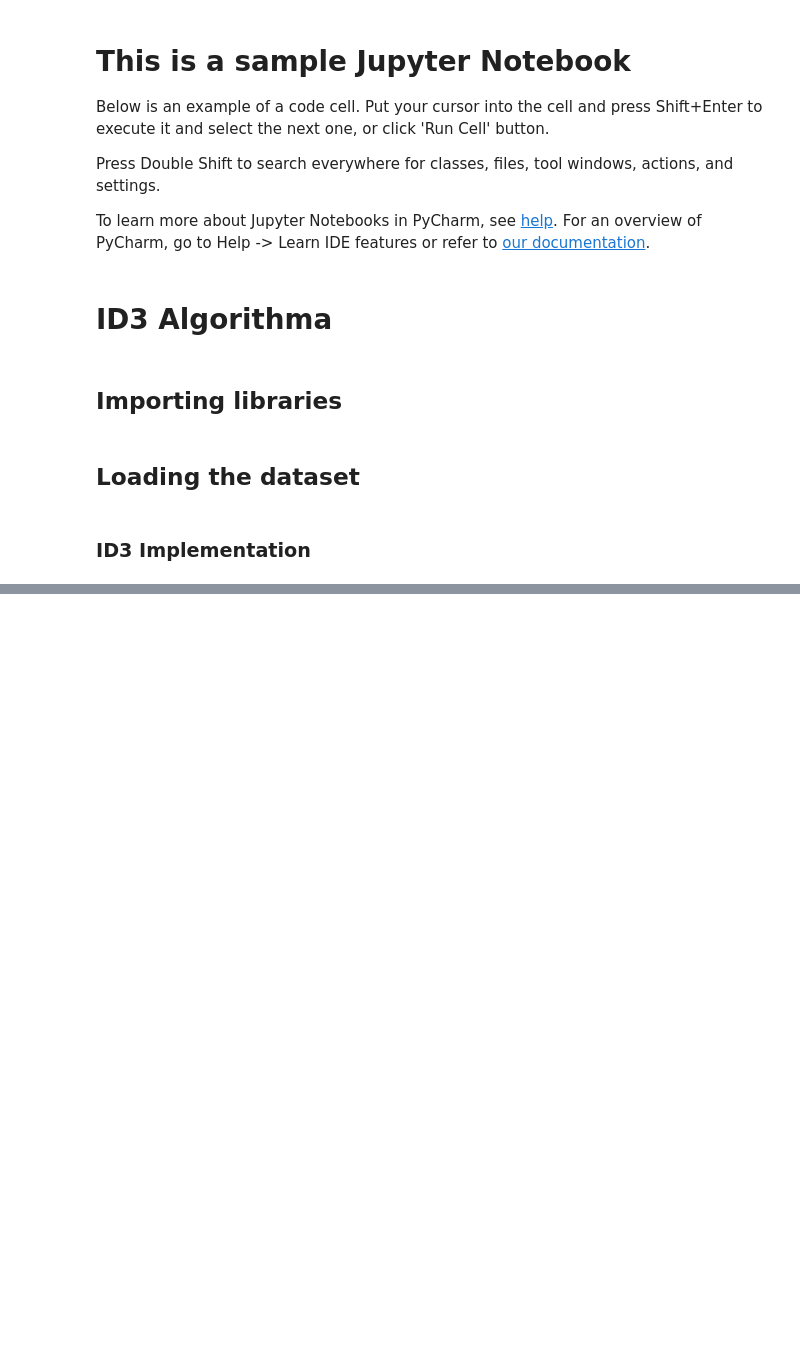
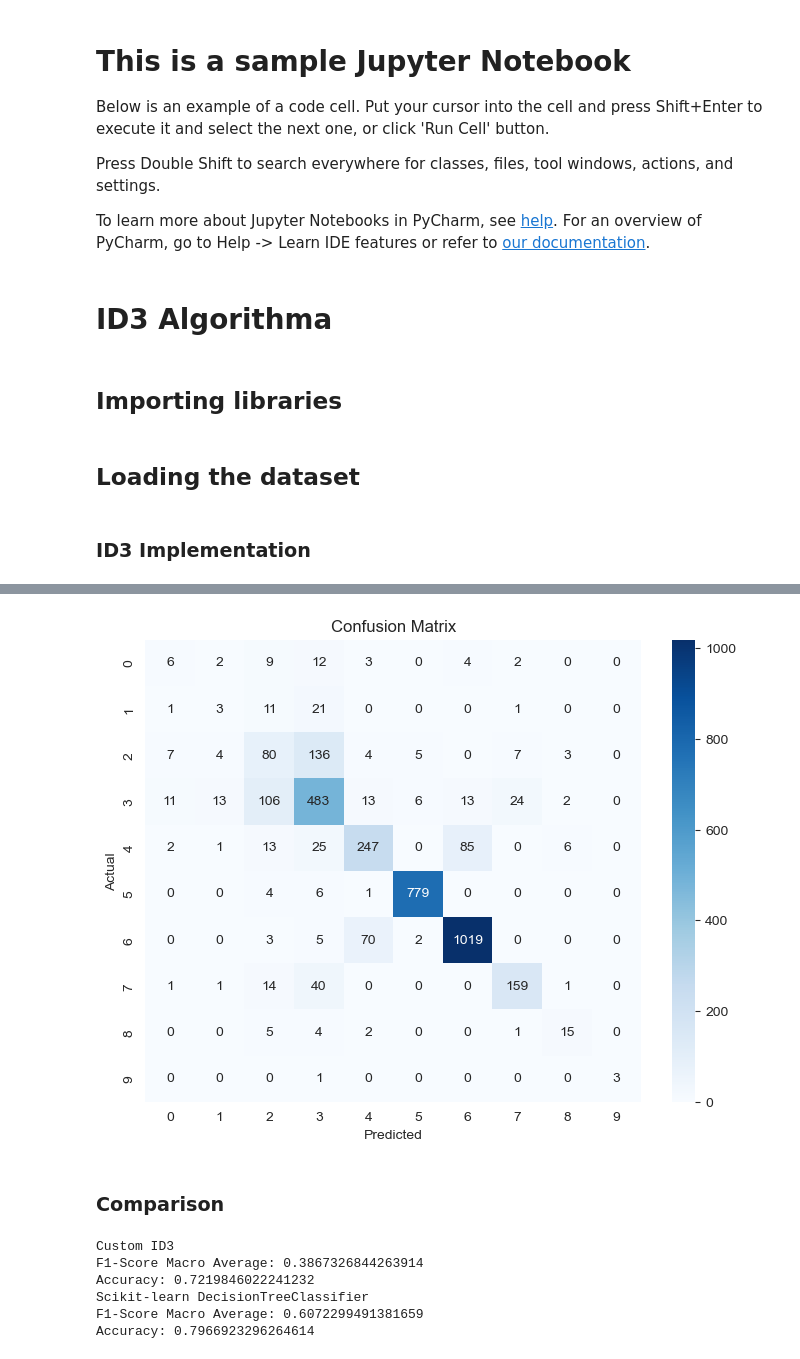
Before and after one commit to fauzanazz/cabAI-TubesAI2, a Jupyter notebook: src/models/ID3-implementation.ipynb, the cells around one changed output, grey strips where cells are left out. Saved outputs shown, nothing was run; the diff lists cells and outputs as text; code cells hidden in the pictures; blank space fills up the shorter version.

```diff
--- a/src/models/ID3-implementation.ipynb
+++ b/src/models/ID3-implementation.ipynb
@@ -266,0 +479,9 @@ Predicted class: None
+# %%
+# Scikit-learn DecisionTreeClassifier
+model = DecisionTreeClassifier(criterion='entropy', random_state=42)
+pipeline_scikit = Pipeline(steps=[
+    ('preprocessor', preprocessor),
+    ('classifier', model)
+])
+
+pipeline_scikit.fit(X_train, y_train)
@@ -266,0 +506,4 @@ Predicted class: None
+# %%
+# Evaluate the model
+print('Scikit-learn DecisionTreeClassifier')
+y_pred_scikit = pipeline_scikit.predict(X_val)
@@ -266,0 +539,33 @@ Predicted class: None
+# %%
+# Confusion Matrix
+conf_matrix = confusion_matrix(y_val, y_pred_scikit)
+plt.figure(figsize=(8, 6))
+sns.heatmap(conf_matrix, annot=True, fmt='d', cmap='Blues')
+plt.title('Confusion Matrix')
+plt.xlabel('Predicted')
+plt.ylabel('Actual')
+plt.show()
+# %% [output]
+[figure, added]
+# %% [markdown]
+### Comparison
+# %%
+# Compare the two models
+print('Custom ID3')
+accuracy = accuracy_score(y_val, y_pred_custom)
+f1_macro = f1_score(y_val, y_pred_custom, average='macro')
+print(f'F1-Score Macro Average: {f1_macro}')
+print(f'Accuracy: {accuracy}')
+
+print('Scikit-learn DecisionTreeClassifier')
+accuracy = accuracy_score(y_val, y_pred_scikit)
+f1_macro = f1_score(y_val, y_pred_scikit, average='macro')
+print(f'F1-Score Macro Average: {f1_macro}')
+print(f'Accuracy: {accuracy}')
+# %% [output]
+Custom ID3
+F1-Score Macro Average: 0.3867326844263914
+Accuracy: 0.7219846022241232
+Scikit-learn DecisionTreeClassifier
+F1-Score Macro Average: 0.6072299491381659
+Accuracy: 0.7966923296264614
```
Also changed, not shown: parts of 29 cells of this notebook, 3 other files.
